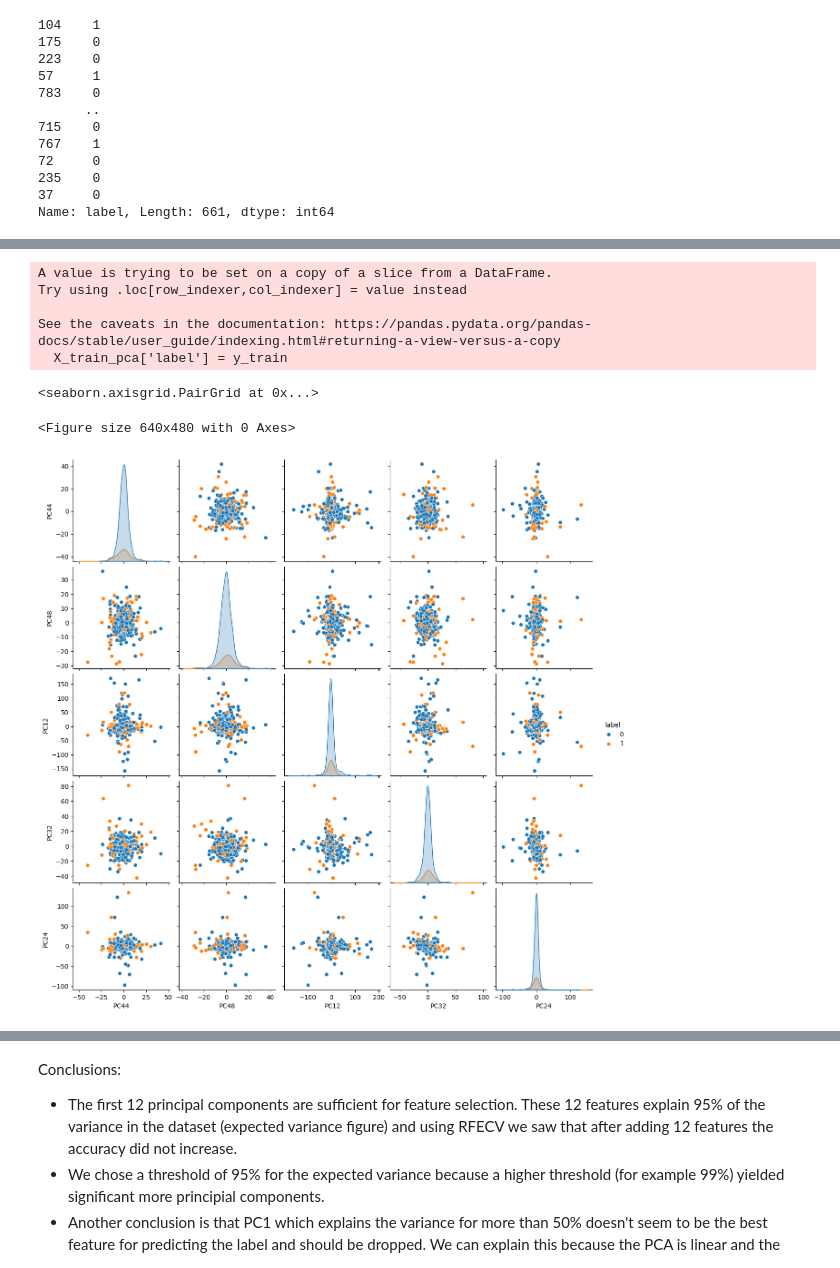
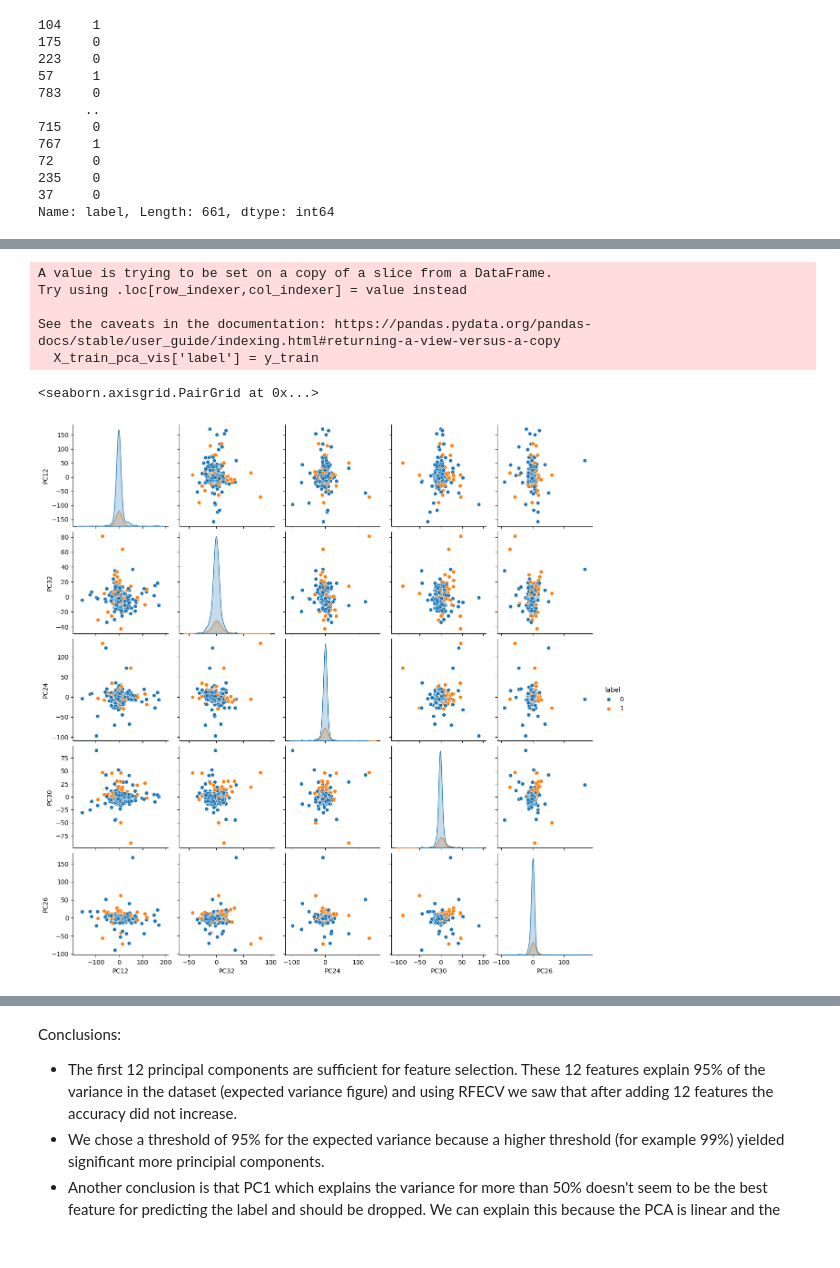
Before and after one commit to bramvandeurzen934/Group16_ECG, a Jupyter notebook: assignment_ecg_normalisation.ipynb, the cells around one changed output, grey strips where cells are left out. Drawn from its saved outputs; the diff is of its cells as text; code cells hidden in the pictures.

```diff
--- a/assignment_ecg_normalisation.ipynb
+++ b/assignment_ecg_normalisation.ipynb
@@ -512,15 +544,3 @@ X_test_kpca = kernel_pca.transform(X_test_scaled)
 
 component_names = [f"PC{i+1}" for i in range(X_train_kpca.shape[1])]
 X_train_kpca = pd.DataFrame(X_train_kpca,columns = component_names,index = X_train.index)
-# %%
-# sparse pca
-from sklearn.decomposition import SparsePCA
-
-sparse_pca = SparsePCA(n_components=5,max_iter = 10)
-sparse_pca.fit(X_train_scaled)
-
-X_train_spca = sparse_pca.transform(X_train_scaled)
-X_test_spca = sparse_pca.transform(X_test_scaled)
-
-component_names = [f"PC{i+1}" for i in range(X_train_spca.shape[1])]
-X_train_spca = pd.DataFrame(X_train_spca,columns = component_names,index = X_train.index)
@@ -628,9 +634,10 @@ from sklearn.feature_selection import mutual_info_classif, SelectKBest, RFECV
 from sklearn.model_selection import StratifiedKFold
 from sklearn.ensemble import RandomForestClassifier
 # mutual information
-fig, axes = plt.subplots(2,2,figsize = [10,8])
+fig, axes = plt.subplots(2,3,figsize = [15,8])
 mutual_info_kpca = pd.Series(mutual_info_classif(X_train_kpca,y_train),index = X_train_kpca.columns).sort_values(ascending=False)
 mutual_info_pca = pd.Series(mutual_info_classif(X_train_pca,y_train),index = X_train_pca.columns).sort_values(ascending=False)
+mutual_info_spca = pd.Series(mutual_info_classif(X_train_spca,y_train),index = X_train_spca.columns).sort_values(ascending=False)
 
 # RFECV
 clf = RandomForestClassifier(n_estimators=100, random_state=1)
@@ -640,6 +647,8 @@ rfecv_pca.fit(X_train_pca, y_train)
 rfecv_kpca = RFECV(estimator=clf, step=1, cv=StratifiedKFold(5), scoring='accuracy')
 rfecv_kpca.fit(X_train_kpca, y_train)
 
+rfecv_spca = RFECV(estimator=clf, step=1, cv=StratifiedKFold(5), scoring='accuracy')
+rfecv_spca.fit(X_train_spca, y_train)
 
 # figures Mutual information
 sns.barplot(mutual_info_pca, ax = axes[0,0])
@@ -648,15 +657,25 @@ axes[0,0].set_xticklabels(mutual_info_pca.index,rotation = 90)
 sns.barplot(mutual_info_kpca,ax = axes[0,1])
 axes[0,1].set_title('Kernel PCA mutual info')
 axes[0,1].set_xticklabels(mutual_info_kpca.index,rotation = 90)
+sns.barplot(mutual_info_spca,ax = axes[0,2])
+axes[0,2].set_title('Sparse PCA mutual info')
+axes[0,2].set_xticklabels(mutual_info_spca.index,rotation = 90)
 
 # figures RFECV
 axes[1,0].set_xlabel("Number of features selected")
 axes[1,0].set_ylabel("Cross validation score (accuracy)")
+axes[1,0].set_title("RFECV PCA")
 axes[1,0].plot(range(1, len(rfecv_pca.cv_results_['mean_test_score']) + 1), rfecv_pca.cv_results_['mean_test_score'])
 
 axes[1,1].set_xlabel("Number of features selected")
 axes[1,1].set_ylabel("Cross validation score (accuracy)")
+axes[1,1].set_title("RFECV kernel PCA")
 axes[1,1].plot(range(1, len(rfecv_kpca.cv_results_['mean_test_score']) + 1), rfecv_kpca.cv_results_['mean_test_score'])
 
+axes[1,2].set_xlabel("Number of features selected")
+axes[1,2].set_ylabel("Cross validation score (accuracy)")
+axes[1,2].plot(range(1, len(rfecv_spca.cv_results_['mean_test_score']) + 1), rfecv_spca.cv_results_['mean_test_score'])
+axes[1,2].set_title("RFECV sparse PCA")
+
 plt.tight_layout()
 # %% [output]
@@ -682,0 +709,6 @@ X_train_scaled.max().max()
+# %%
+select_kbest = SelectKBest(mutual_info_classif, k=20)
+select_kbest.fit_transform(X_train_pca,y_train)
+
+X_train_pca = pd.DataFrame(X_train_pca, columns =select_kbest.get_feature_names_out(),index = X_train.index)
+X_test_pca = X_test_pca[select_kbest.get_feature_names_out()]
@@ -683,15 +729,12 @@ X_train_scaled.max().max()
 # %%
-plt.figure()
-
-X_train_pca = X_train_pca[['PC44','PC48','PC12','PC32','PC24']]
-X_train_pca['label'] = y_train
-sns.pairplot(data=X_train_pca,hue = 'label')
+X_train_pca_vis = X_train_pca[['PC12','PC32','PC24','PC30','PC26']]
+X_train_pca_vis['label'] = y_train
+sns.pairplot(data=X_train_pca_vis,hue = 'label')
 # %% [output]
 A value is trying to be set on a copy of a slice from a DataFrame.
 Try using .loc[row_indexer,col_indexer] = value instead
 
 See the caveats in the documentation: https://pandas.pydata.org/pandas-docs/stable/user_guide/indexing.html#returning-a-view-versus-a-copy
-  X_train_pca['label'] = y_train
+  X_train_pca_vis['label'] = y_train
 <seaborn.axisgrid.PairGrid at 0x...>
-<Figure size 640x480 with 0 Axes>
-[figure, old version]
+[figure, new version]
```
Also changed, not shown: parts of 21 cells of this notebook.
